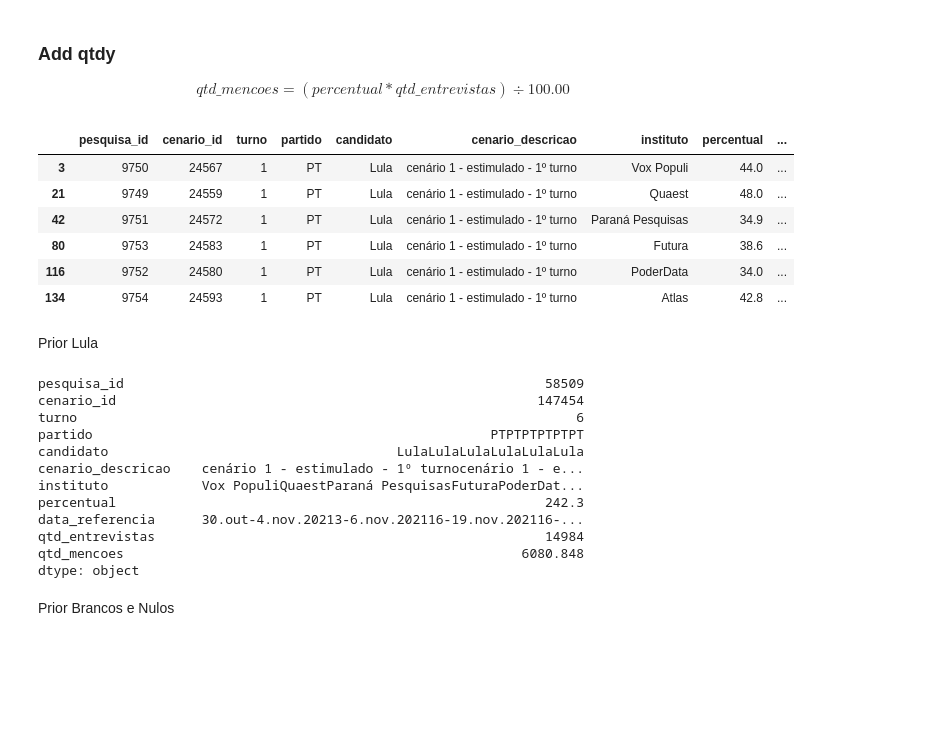
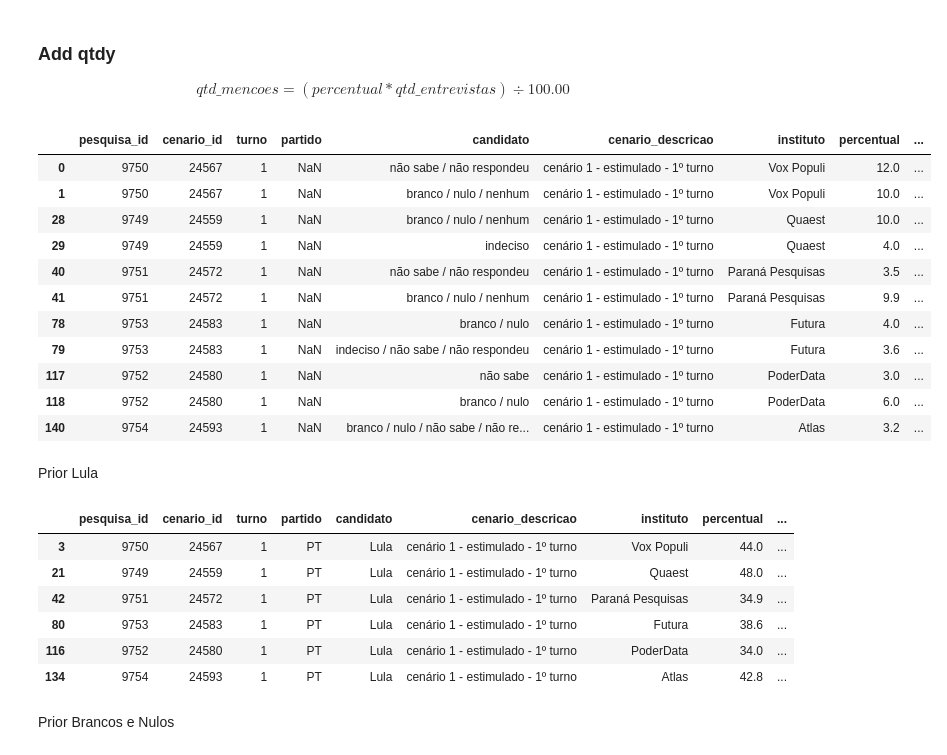
Before and after one commit to xboard/fastpages-blog, a Jupyter notebook: _notebooks/2022-01-07-brazils-2022-presidential-elections-polls-analysis-part1.ipynb, the cells around one changed output. Cells and saved outputs as stored; diff of their text form; code cells hidden in the pictures; blank space fills up the shorter version.

```diff
--- a/_notebooks/2022-01-07-brazils-2022-presidential-elections-polls-analysis-part1.ipynb
+++ b/_notebooks/2022-01-07-brazils-2022-presidential-elections-polls-analysis-part1.ipynb
@@ -114,32 +114,32 @@ $$qtd\_mencoes = (percentual * qtd\_entrevistas)\div 100.00$$
 december_simple_df['qtd_mencoes'] = december_simple_df.percentual * december_simple_df.qtd_entrevistas / 100.0
 november_simple_df['qtd_mencoes'] = november_simple_df.percentual * november_simple_df.qtd_entrevistas / 100.0
 # %%
-november_simple_df[(november_simple_df.turno==1) & (november_simple_df.partido=="PT") & (november_simple_df.cenario_descricao.str.startswith('cenário 1'))]
+november_simple_df[(november_simple_df.turno==1) & (november_simple_df.partido.isna()) & (november_simple_df.cenario_descricao.str.startswith('cenário 1'))]
 # %% [output]
 |  | pesquisa_id | cenario_id | turno | partido | candidato | cenario_descricao | instituto | percentual | ... |
-| 3 | 9750 | 24567 | 1 | PT | Lula | cenário 1 - estimulado - 1º turno | Vox Populi | 44.0 | ... |
-| 21 | 9749 | 24559 | 1 | PT | Lula | cenário 1 - estimulado - 1º turno | Quaest | 48.0 | ... |
-| 42 | 9751 | 24572 | 1 | PT | Lula | cenário 1 - estimulado - 1º turno | Paraná Pesquisas | 34.9 | ... |
-| 80 | 9753 | 24583 | 1 | PT | Lula | cenário 1 - estimulado - 1º turno | Futura | 38.6 | ... |
-| 116 | 9752 | 24580 | 1 | PT | Lula | cenário 1 - estimulado - 1º turno | PoderData | 34.0 | ... |
-| 134 | 9754 | 24593 | 1 | PT | Lula | cenário 1 - estimulado - 1º turno | Atlas | 42.8 | ... |
+| 0 | 9750 | 24567 | 1 | NaN | não sabe / não respondeu | cenário 1 - estimulado - 1º turno | Vox Populi | 12.0 | ... |
+| 1 | 9750 | 24567 | 1 | NaN | branco / nulo / nenhum | cenário 1 - estimulado - 1º turno | Vox Populi | 10.0 | ... |
+| 28 | 9749 | 24559 | 1 | NaN | branco / nulo / nenhum | cenário 1 - estimulado - 1º turno | Quaest | 10.0 | ... |
+| 29 | 9749 | 24559 | 1 | NaN | indeciso | cenário 1 - estimulado - 1º turno | Quaest | 4.0 | ... |
+| 40 | 9751 | 24572 | 1 | NaN | não sabe / não respondeu | cenário 1 - estimulado - 1º turno | Paraná Pesquisas | 3.5 | ... |
+| 41 | 9751 | 24572 | 1 | NaN | branco / nulo / nenhum | cenário 1 - estimulado - 1º turno | Paraná Pesquisas | 9.9 | ... |
+| 78 | 9753 | 24583 | 1 | NaN | branco / nulo | cenário 1 - estimulado - 1º turno | Futura | 4.0 | ... |
+| 79 | 9753 | 24583 | 1 | NaN | indeciso / não sabe / não respondeu | cenário 1 - estimulado - 1º turno | Futura | 3.6 | ... |
+| 117 | 9752 | 24580 | 1 | NaN | não sabe | cenário 1 - estimulado - 1º turno | PoderData | 3.0 | ... |
+| 118 | 9752 | 24580 | 1 | NaN | branco / nulo | cenário 1 - estimulado - 1º turno | PoderData | 6.0 | ... |
+| 140 | 9754 | 24593 | 1 | NaN | branco / nulo / não sabe / não re... | cenário 1 - estimulado - 1º turno | Atlas | 3.2 | ... |
 # %% [markdown]
 Prior Lula
 # %%
-november_simple_df[(november_simple_df.turno==1) & (november_simple_df.partido=="PT") & (november_simple_df.cenario_descricao.str.startswith('cenário 1'))].sum(axis=0)
+november_simple_df[(november_simple_df.turno==1) & (november_simple_df.partido=="PT") & (november_simple_df.cenario_descricao.str.startswith('cenário 1'))]#.sum(axis=0)
 # %% [output]
-pesquisa_id                                                      58509
-cenario_id                                                      147454
-turno                                                                6
-partido                                                   PTPTPTPTPTPT
-candidato                                     LulaLulaLulaLulaLulaLula
-cenario_descricao    cenário 1 - estimulado - 1º turnocenário 1 - e...
-instituto            Vox PopuliQuaestParaná PesquisasFuturaPoderDat...
-percentual                                                       242.3
-data_referencia      30.out-4.nov.20213-6.nov.202116-19.nov.202116-...
-qtd_entrevistas                                                  14984
-qtd_mencoes                                                   6080.848
-dtype: object
+|  | pesquisa_id | cenario_id | turno | partido | candidato | cenario_descricao | instituto | percentual | ... |
+| 3 | 9750 | 24567 | 1 | PT | Lula | cenário 1 - estimulado - 1º turno | Vox Populi | 44.0 | ... |
+| 21 | 9749 | 24559 | 1 | PT | Lula | cenário 1 - estimulado - 1º turno | Quaest | 48.0 | ... |
+| 42 | 9751 | 24572 | 1 | PT | Lula | cenário 1 - estimulado - 1º turno | Paraná Pesquisas | 34.9 | ... |
+| 80 | 9753 | 24583 | 1 | PT | Lula | cenário 1 - estimulado - 1º turno | Futura | 38.6 | ... |
+| 116 | 9752 | 24580 | 1 | PT | Lula | cenário 1 - estimulado - 1º turno | PoderData | 34.0 | ... |
+| 134 | 9754 | 24593 | 1 | PT | Lula | cenário 1 - estimulado - 1º turno | Atlas | 42.8 | ... |
 # %% [markdown]
 Prior Brancos e Nulos
 # %%
```
Also changed, not shown: parts of 10 cells of this notebook.
